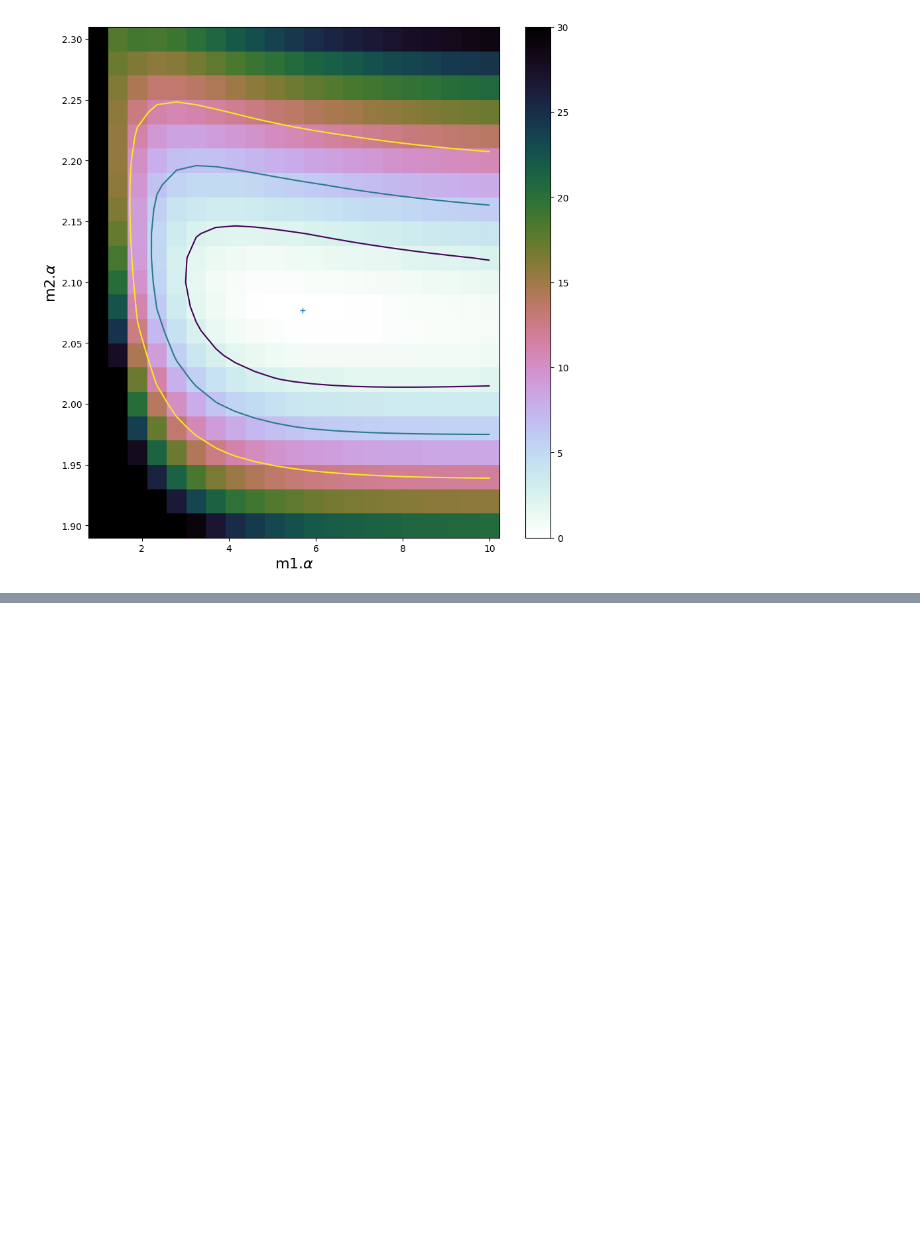
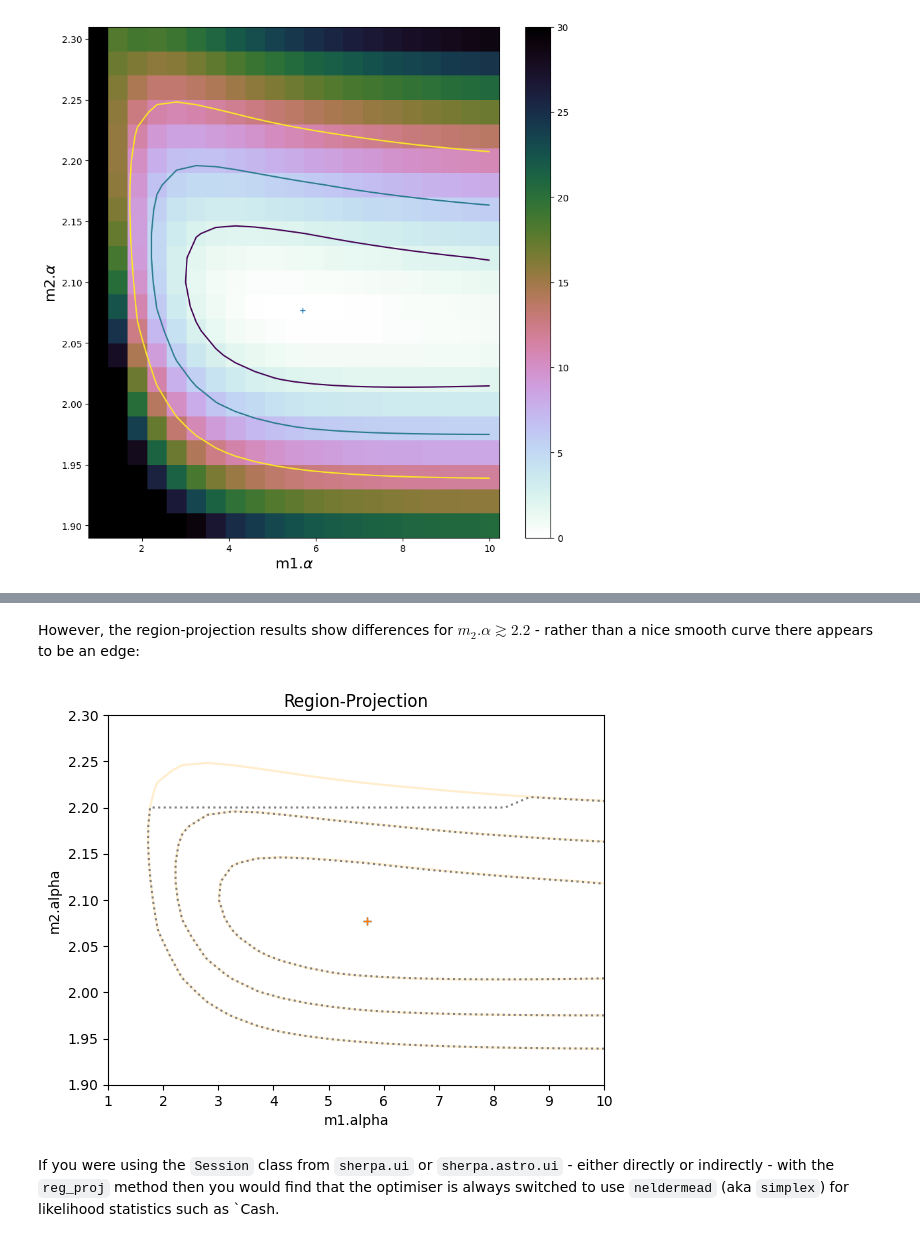
Before and after one commit to DougBurke/sherpa-standalone-notebooks, a Jupyter notebook: 7 simulating a 2D image and a bit of error analysis.ipynb, the cells around one changed output, grey strips where cells are left out. Cells and saved outputs as stored; diff of their text form; code cells hidden in the pictures; blank space fills up the shorter version.

```diff
--- a/7 simulating a 2D image and a bit of error analysis.ipynb
+++ b/7 simulating a 2D image and a bit of error analysis.ipynb
@@ -788,0 +851,15 @@ plt.ylabel(r'm2.$\alpha$', size=16);
+# %% [markdown]
+However, the region-projection results show differences for $m_2.\alpha \gtrsim 2.2$ - rather than a nice smooth curve there appears
+to be an edge:
+# %%
+rproj2 = RegionProjection()
+rproj2.prepare(min=[1,1.9], max=[15,2.3], nloop=[21,21])
+rproj2.calc(f, m1.alpha, m2.alpha)
+# %%
+rproj.contour(alpha=0.2, colors="orange")
+rproj2.overcontour(linestyles="dotted", colors="gray")
+# %% [output]
+[figure, added]
+# %% [markdown]
+If you were using the `Session` class from `sherpa.ui` or `sherpa.astro.ui` - either directly or indirectly - with the `reg_proj` method then you would
+find that the optimiser is always switched to use `neldermead` (aka `simplex`) for likelihood statistics such as `Cash.
```
Also changed, not shown: parts of 24 cells of this notebook, 14 other files.
